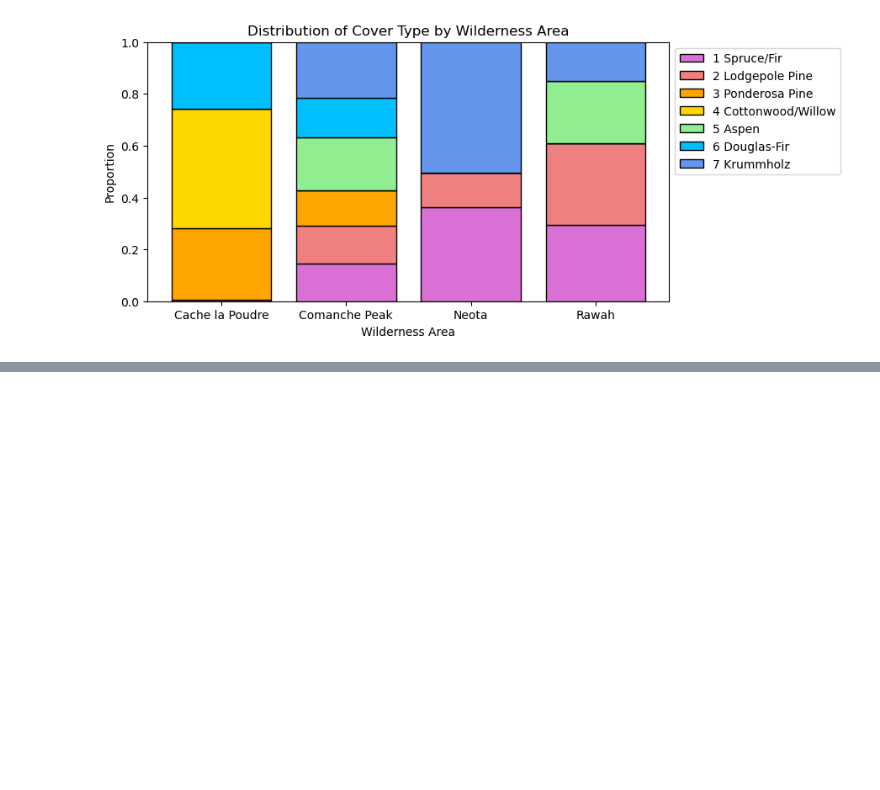
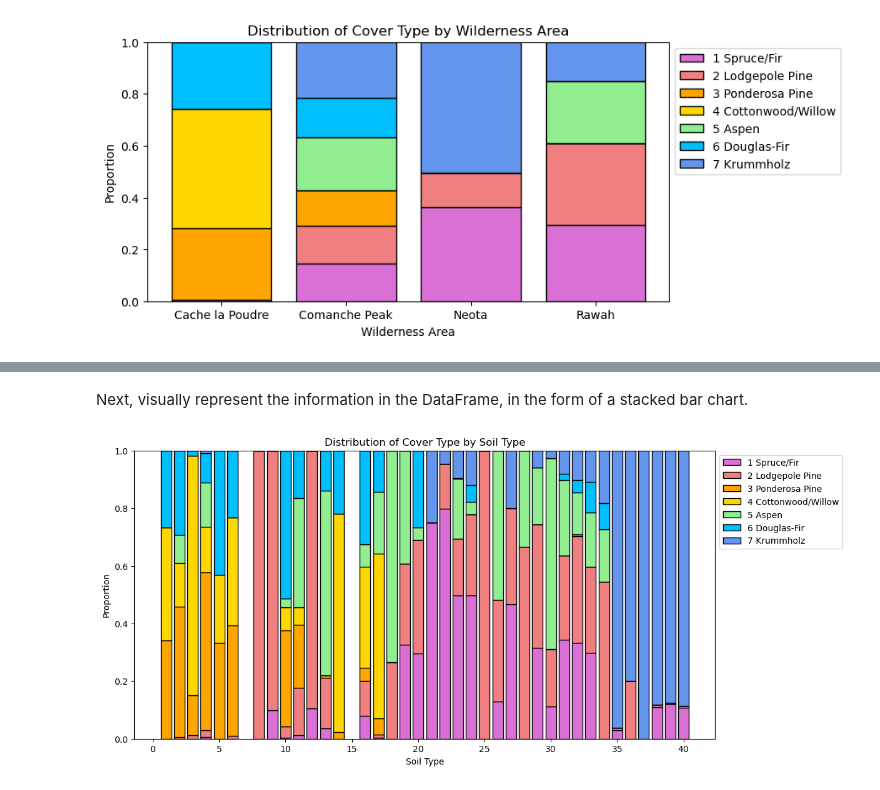
Before and after one commit to slylockfox/Maryville-DSCI-503-2, a Jupyter notebook: Project_04_Snyder.ipynb, the cells around one changed output, grey strips where cells are left out. Saved outputs shown, nothing was run; the diff lists cells and outputs as text; code cells hidden in the pictures; blank space fills up the shorter version.

```diff
--- a/Project_04_Snyder.ipynb
+++ b/Project_04_Snyder.ipynb
@@ -151,0 +155,8 @@ plt.show()
+# %%
+# Use pd.crosstab() to count the number of regions of each cover type there are for each of the 40 soil types. Pass this
+# function the Cover_Type column as its first argument and the Soil_Type column as the second argument. Store the
+# results in a DataFrame named ct_by_st
+ct_by_st = pd.crosstab(fc.loc[:, 'Cover_Type'], fc.loc[:, 'Soil_Type'])
+
+# and then display this DataFrame.
+ct_by_st.head(10)
@@ -151,0 +174,36 @@ plt.show()
+# %% [markdown]
+Next, visually represent the information in the DataFrame, in the form of a stacked bar chart.
+# %%
+# Use ct_by_st instead of ct_by_wa, and compute proportions
+cyl_sums = ct_by_st.sum()
+# Use ct_by_st_props instead of ct_by_wa_props.
+ct_by_st_props = ct_by_st / cyl_sums
+bb = np.cumsum(ct_by_st_props) - ct_by_st_props
+
+# Set the figure size to be [12,6].
+plt.figure(figsize=[12,6])
+
+for i in range(0, len(ct_by_st.iloc[:,0])):
+    bar_height = ct_by_st_props.iloc[i, :]
+    bar_bottom = bb.iloc[i]
+    color = palette[i]
+    label = f'{ct_by_st.index[i]} {cover_type_names[ct_by_st.index[i] - 1]}'
+    plt.bar(x=ct_by_st.columns, height=bar_height, color=color, edgecolor='black', bottom=bar_bottom, label=label)
+
+
+# Change the words "Wilderness Area" to "Soil Type" in the x-axis label and in the title.
+plt.xlabel('Soil Type')
+plt.ylabel('Proportion')
+
+plt.title('Distribution of Cover Type by Soil Type')
+
+# Add a legend to the plot.
+plt.legend()
+
+# Set the bbox_to_anchor parameter to place the legend to the right of the plot, near the top.
+plt.legend(bbox_to_anchor=(1, 1))
+
+# Display the figure using plt.show().
+plt.show()
+# %% [output]
+[figure, added]
```
Also changed, not shown: parts of 2 cells of this notebook.
